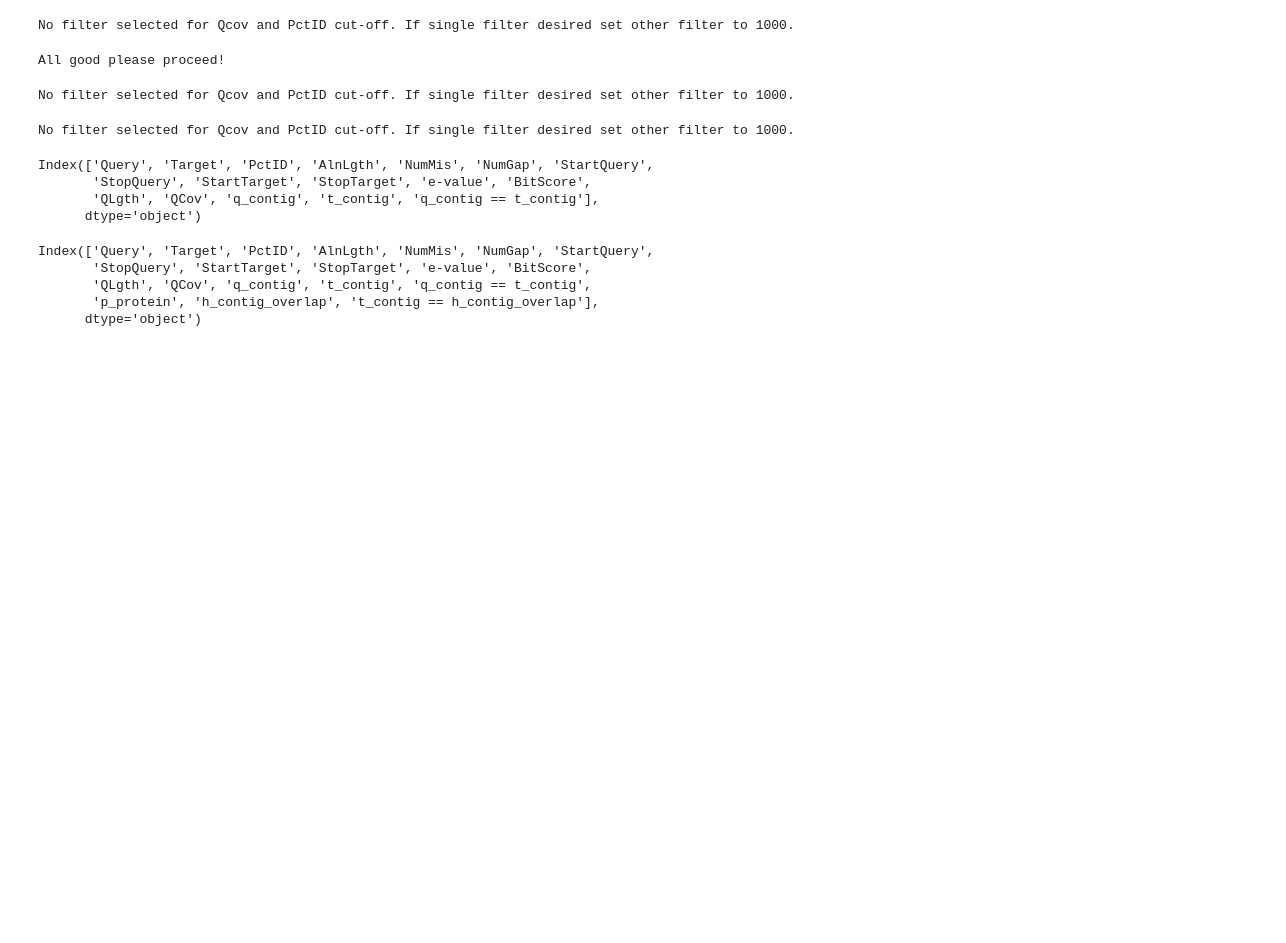
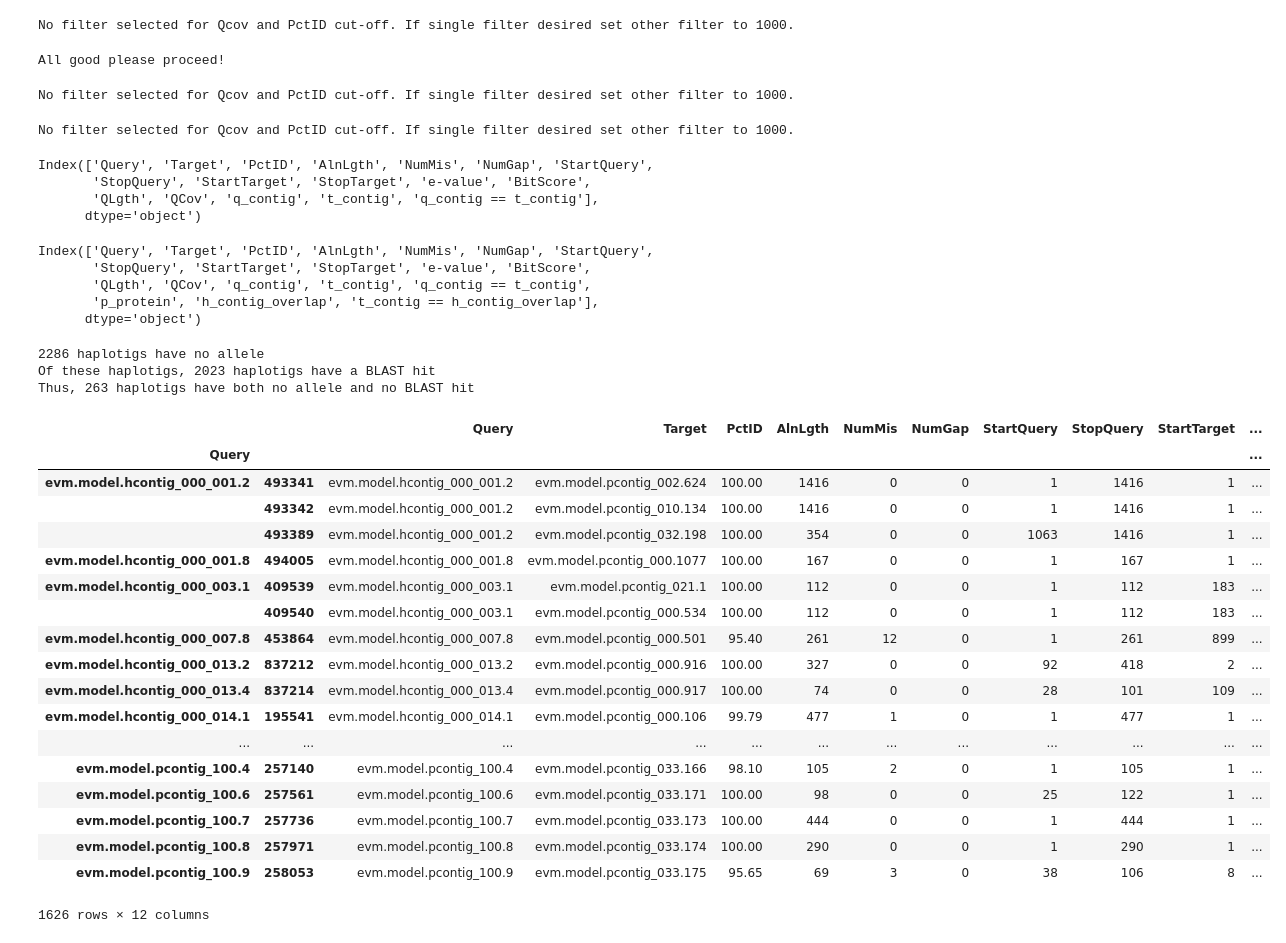
Before and after one commit to Team-Schwessinger/DK_0911-1, a Jupyter notebook: scripts/DK_0911_v03_defining_alleles_v02_no_proteinortho_filtering.ipynb, the cells around one changed output. Saved outputs shown, nothing was run; the diff lists cells and outputs as text; code cells hidden in the pictures; blank space fills up the shorter version.

Commit message:
final commit (no significant changes) before re-running with genome v03.1

```diff
--- a/scripts/DK_0911_v03_defining_alleles_v02_no_proteinortho_filtering.ipynb
+++ b/scripts/DK_0911_v03_defining_alleles_v02_no_proteinortho_filtering.ipynb
@@ -734,0 +737,47 @@ _tmp_df.to_csv(os.path.join(OUT_PATH, _key+'.allele_analysis'), index=None, sep=
+# %%
+htgOnPctgBlast = pd.read_csv(os.path.join(OUT_PATH, 'DK_0911_v03_h_ctg.DK_0911_v03_p_ctg.0.001.blastp.outfmt6'), sep='\t', index_col=None, header=None, names=blast_header)
+htgOnPctgBlast['Query'] = htgOnPctgBlast['Query'].map(locusToIdDict)
+htgOnPctgBlast['Target'] = htgOnPctgBlast['Target'].map(locusToIdDict)
+
+noAllelesDf = pd.read_csv(os.path.join(ALLELE_PATH, 'DK_0911_v03_h_ctg.no_alleles'), names=['Query'])
+
+htgNoAllelesBlastDf = htgOnPctgBlast[htgOnPctgBlast['Query'].isin(noAllelesDf.Query)]
+print('%s haplotigs have no allele' % len(noAllelesDf))
+print('Of these haplotigs, %s haplotigs have a BLAST hit' % len(htgNoAllelesBlastDf['Query'].unique()))
+print('Thus, %s haplotigs have both no allele and no BLAST hit' % (len(noAllelesDf['Query']) - len(htgNoAllelesBlastDf['Query'].unique())))
+
+htgNoAllelesBlastDf_grouped = htgNoAllelesBlastDf.groupby('Query')
+htgNoAllelesBlastDf = htgNoAllelesBlastDf_grouped.apply(lambda g: g[g['PctID'] == g['PctID'].max()])
+
+htgNoAllelesBlastDf = htgNoAllelesBlastDf[htgNoAllelesBlastDf['PctID'] >= 90]
+out_name = H_GENOME + '.manual_assigned.alleles'
+htgNoAllelesBlastDf.loc[:, ['Query', 'Target']].to_csv(os.path.join(ALLELE_PATH, out_name), sep='\t', index=None, header=None)
+
+# Look at haplotig on primary contig blast, and take the best hit. If the best hit is >=90%
+# assign the haplotig.
+# %% [output]
+2286 haplotigs have no allele
+Of these haplotigs, 2023 haplotigs have a BLAST hit
+Thus, 263 haplotigs have both no allele and no BLAST hit
+# %%
+htgNoAllelesBlastDf
+# %% [output]
+|  |  | Query | Target | PctID | AlnLgth | NumMis | NumGap | StartQuery | StopQuery | StartTarget | ... |
+| Query |  |  |  |  |  |  |  |  |  |  | ... |
+| evm.model.hcontig_000_001.2 | 493341 | evm.model.hcontig_000_001.2 | evm.model.pcontig_002.624 | 100.00 | 1416 | 0 | 0 | 1 | 1416 | 1 | ... |
+|  | 493342 | evm.model.hcontig_000_001.2 | evm.model.pcontig_010.134 | 100.00 | 1416 | 0 | 0 | 1 | 1416 | 1 | ... |
+|  | 493389 | evm.model.hcontig_000_001.2 | evm.model.pcontig_032.198 | 100.00 | 354 | 0 | 0 | 1063 | 1416 | 1 | ... |
+| evm.model.hcontig_000_001.8 | 494005 | evm.model.hcontig_000_001.8 | evm.model.pcontig_000.1077 | 100.00 | 167 | 0 | 0 | 1 | 167 | 1 | ... |
+| evm.model.hcontig_000_003.1 | 409539 | evm.model.hcontig_000_003.1 | evm.model.pcontig_021.1 | 100.00 | 112 | 0 | 0 | 1 | 112 | 183 | ... |
+|  | 409540 | evm.model.hcontig_000_003.1 | evm.model.pcontig_000.534 | 100.00 | 112 | 0 | 0 | 1 | 112 | 183 | ... |
+| evm.model.hcontig_000_007.8 | 453864 | evm.model.hcontig_000_007.8 | evm.model.pcontig_000.501 | 95.40 | 261 | 12 | 0 | 1 | 261 | 899 | ... |
+| evm.model.hcontig_000_013.2 | 837212 | evm.model.hcontig_000_013.2 | evm.model.pcontig_000.916 | 100.00 | 327 | 0 | 0 | 92 | 418 | 2 | ... |
+| evm.model.hcontig_000_013.4 | 837214 | evm.model.hcontig_000_013.4 | evm.model.pcontig_000.917 | 100.00 | 74 | 0 | 0 | 28 | 101 | 109 | ... |
+| evm.model.hcontig_000_014.1 | 195541 | evm.model.hcontig_000_014.1 | evm.model.pcontig_000.106 | 99.79 | 477 | 1 | 0 | 1 | 477 | 1 | ... |
+| ... | ... | ... | ... | ... | ... | ... | ... | ... | ... | ... | ... |
+| evm.model.pcontig_100.4 | 257140 | evm.model.pcontig_100.4 | evm.model.pcontig_033.166 | 98.10 | 105 | 2 | 0 | 1 | 105 | 1 | ... |
+| evm.model.pcontig_100.6 | 257561 | evm.model.pcontig_100.6 | evm.model.pcontig_033.171 | 100.00 | 98 | 0 | 0 | 25 | 122 | 1 | ... |
+| evm.model.pcontig_100.7 | 257736 | evm.model.pcontig_100.7 | evm.model.pcontig_033.173 | 100.00 | 444 | 0 | 0 | 1 | 444 | 1 | ... |
+| evm.model.pcontig_100.8 | 257971 | evm.model.pcontig_100.8 | evm.model.pcontig_033.174 | 100.00 | 290 | 0 | 0 | 1 | 290 | 1 | ... |
+| evm.model.pcontig_100.9 | 258053 | evm.model.pcontig_100.9 | evm.model.pcontig_033.175 | 95.65 | 69 | 3 | 0 | 38 | 106 | 8 | ... |
+1626 rows × 12 columns
```
Also changed, not shown: parts of 5 cells of this notebook.
